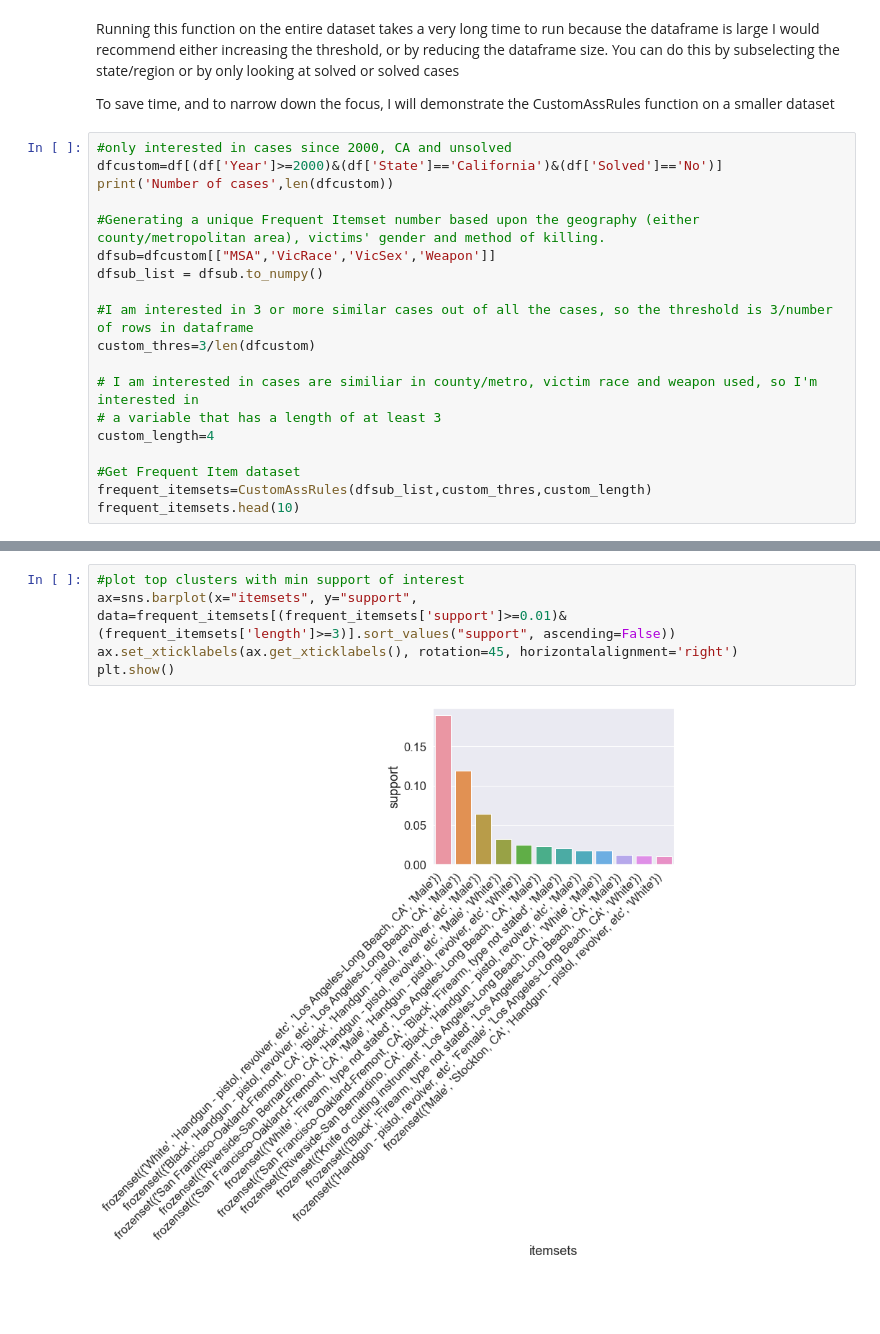
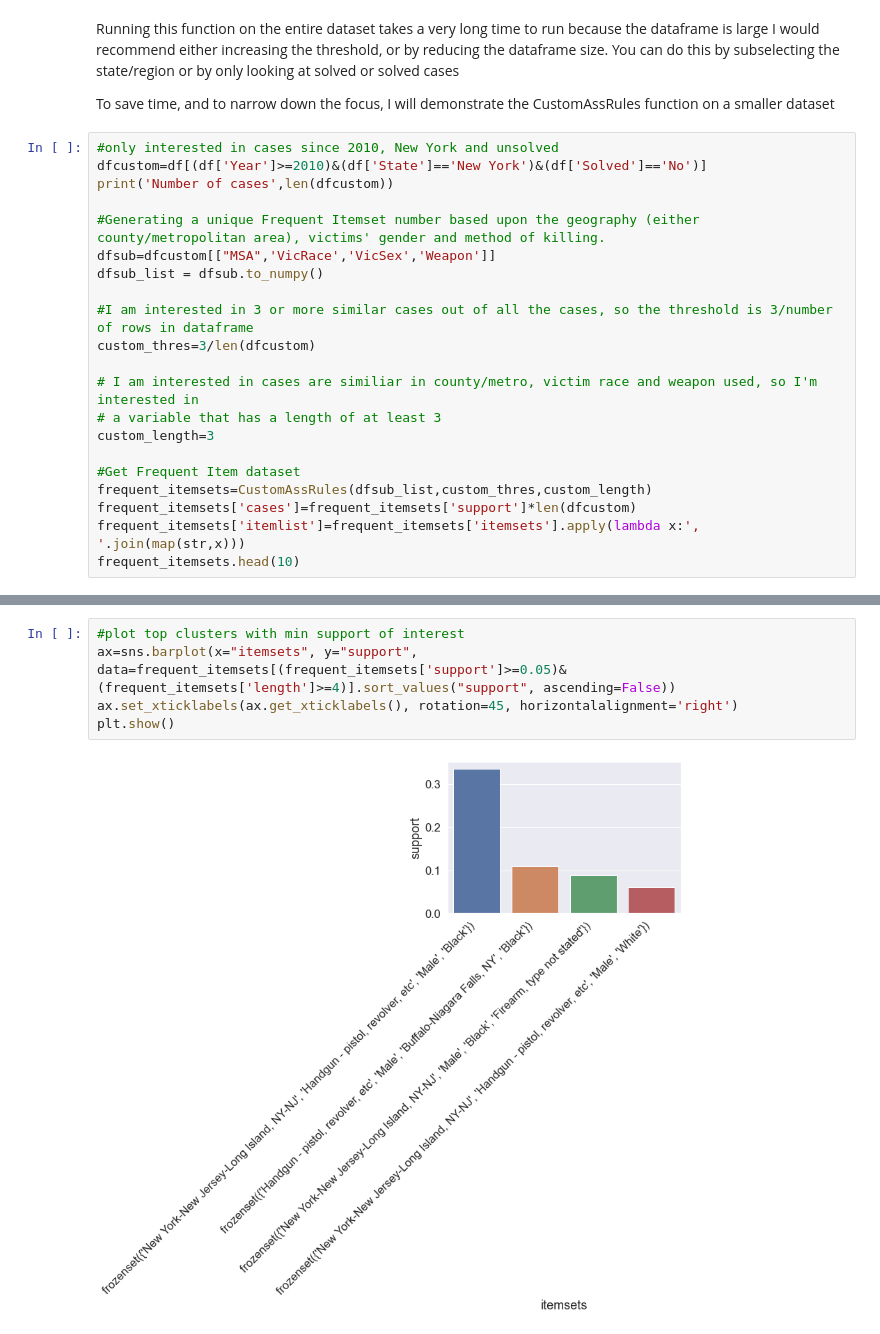
Before and after one commit to artificialnouveau/MAPdata, a Jupyter notebook: MAP Associate Rule Mining.ipynb, the cells around one changed output, grey strips where cells are left out. Drawn from its saved outputs; the diff is of its cells as text; blank space fills up the shorter version.

```diff
--- a/MAP Associate Rule Mining.ipynb
+++ b/MAP Associate Rule Mining.ipynb
@@ -209,8 +195,8 @@ Running this function on the entire dataset takes a very long time to run becaus
 
 To save time, and to narrow down the focus, I will demonstrate the CustomAssRules function on a smaller dataset
 # %%
-#only interested in cases since 2000, CA and unsolved
-dfcustom=df[(df['Year']>=2000)&(df['State']=='California')&(df['Solved']=='No')]
+#only interested in cases since 2010, New York and unsolved
+dfcustom=df[(df['Year']>=2010)&(df['State']=='New York')&(df['Solved']=='No')]
 print('Number of cases',len(dfcustom))
 
 #Generating a unique Frequent Itemset number based upon the geography (either county/metropolitan area), victims' gender and method of killing.
@@ -222,9 +208,11 @@ custom_thres=3/len(dfcustom)
 
 # I am interested in cases are similiar in county/metro, victim race and weapon used, so I'm interested in
 # a variable that has a length of at least 3
-custom_length=4
+custom_length=3
 
 #Get Frequent Item dataset
 frequent_itemsets=CustomAssRules(dfsub_list,custom_thres,custom_length)
+frequent_itemsets['cases']=frequent_itemsets['support']*len(dfcustom)
+frequent_itemsets['itemlist']=frequent_itemsets['itemsets'].apply(lambda x:', '.join(map(str,x)))
 frequent_itemsets.head(10)
 # %% [output]
@@ -244,7 +232,7 @@ Number of cases 18334
 # %%
 #plot top clusters with min support of interest
-ax=sns.barplot(x="itemsets", y="support", data=frequent_itemsets[(frequent_itemsets['support']>=0.01)&(frequent_itemsets['length']>=3)].sort_values("support", ascending=False))
+ax=sns.barplot(x="itemsets", y="support", data=frequent_itemsets[(frequent_itemsets['support']>=0.05)&(frequent_itemsets['length']>=4)].sort_values("support", ascending=False))
 ax.set_xticklabels(ax.get_xticklabels(), rotation=45, horizontalalignment='right')
 plt.show()
 # %% [output]
-[figure, old version]
+[figure, new version]
```
Also changed, not shown: parts of 4 cells of this notebook.
